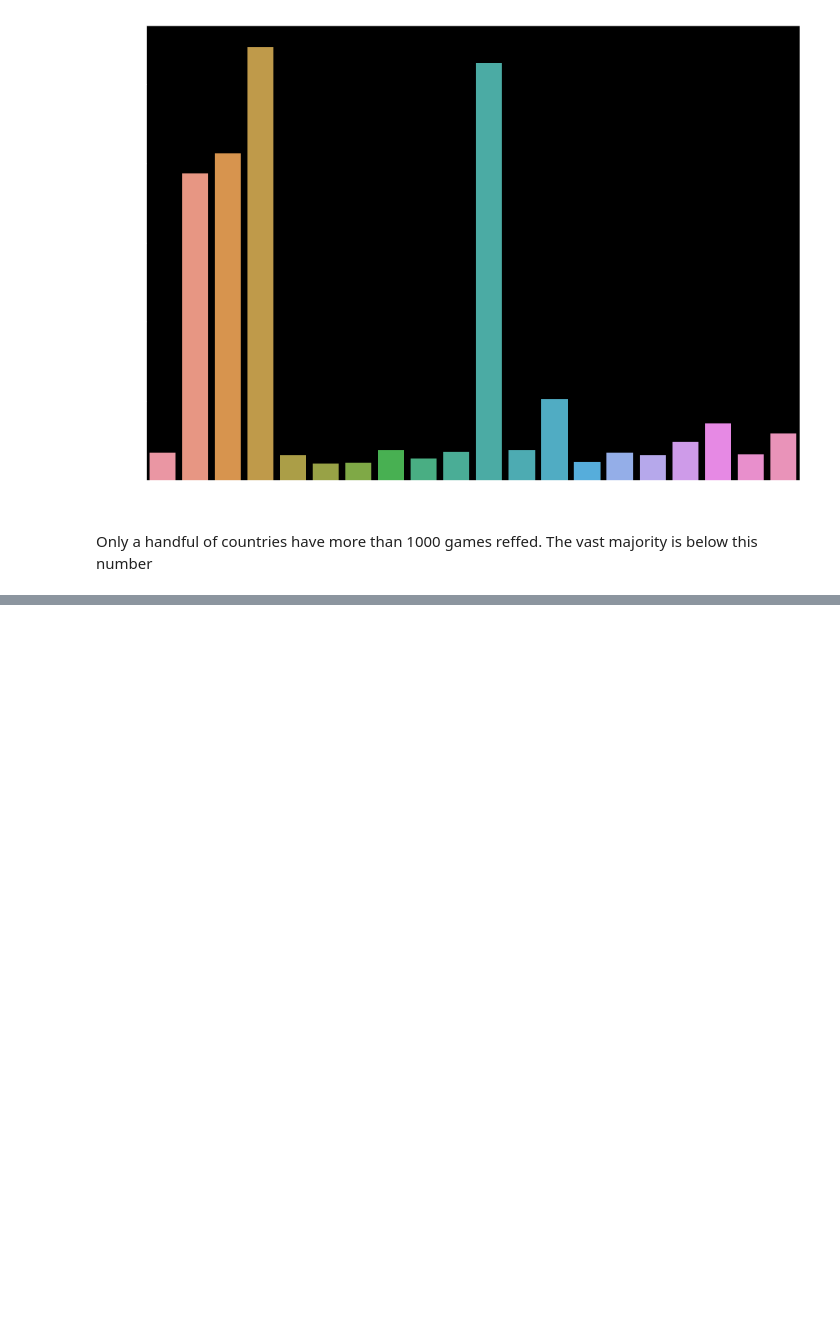
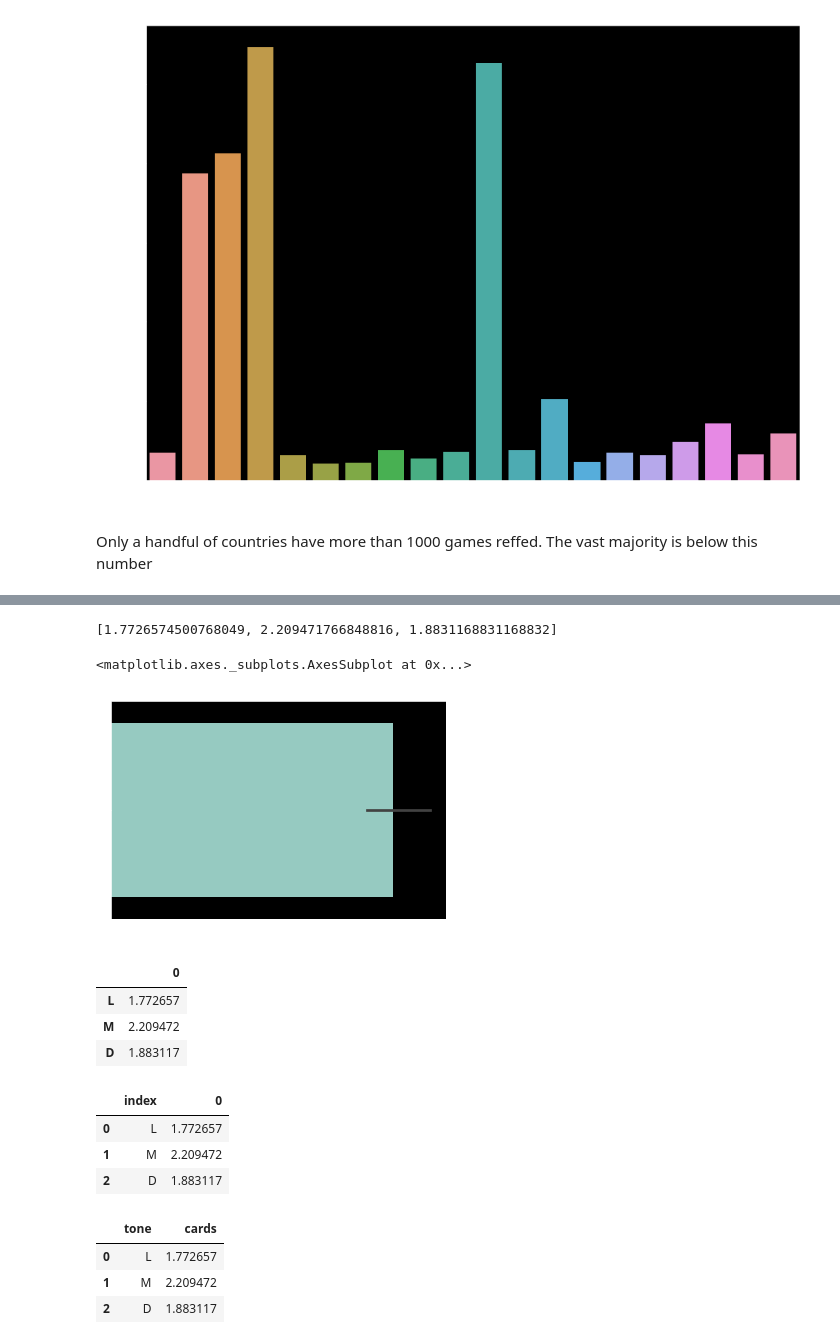
Before and after one commit to markertsean/redcard, a Jupyter notebook: Exploration.ipynb, the cells around one changed output, grey strips where cells are left out. Drawn from its saved outputs; the diff is of its cells as text; code cells hidden in the pictures; blank space fills up the shorter version.

```diff
--- a/Exploration.ipynb
+++ b/Exploration.ipynb
@@ -331,0 +489,4 @@ Only a handful of countries have more than 1000 games reffed. The vast majority
+# %%
+df.loc[df.rating < 0.25, 'skin'] = 'L'
+# %%
+df.loc[df.rating > 0.375, 'skin'] = 'D'
@@ -331,0 +513,16 @@ Only a handful of countries have more than 1000 games reffed. The vast majority
+# %%
+skins = ['L','M','D']
+cards=[]
+for s in skins:
+    cards.append(np.mean(df[df.skin==s].tot_reds))
+# %%
+cards
+# %% [output]
+[1.7726574500768049, 2.209471766848816, 1.8831168831168832]
+# %%
+cards=pd.Series(cards,index=skins)
+# %%
+sns.barplot(x=cards)
+# %% [output]
+<matplotlib.axes._subplots.AxesSubplot at 0x...>
+[figure, added]
@@ -331,0 +531,14 @@ Only a handful of countries have more than 1000 games reffed. The vast majority
+# %%
+cards
+# %% [output]
+|  | 0 |
+| L | 1.772657 |
+| M | 2.209472 |
+| D | 1.883117 |
+# %%
+cards.reset_index()
+# %% [output]
+|  | index | 0 |
+| 0 | L | 1.772657 |
+| 1 | M | 2.209472 |
+| 2 | D | 1.883117 |
@@ -331,0 +551,7 @@ Only a handful of countries have more than 1000 games reffed. The vast majority
+# %%
+cards
+# %% [output]
+|  | tone | cards |
+| 0 | L | 1.772657 |
+| 1 | M | 2.209472 |
+| 2 | D | 1.883117 |
```
Also changed, not shown: parts of 43 cells of this notebook.
